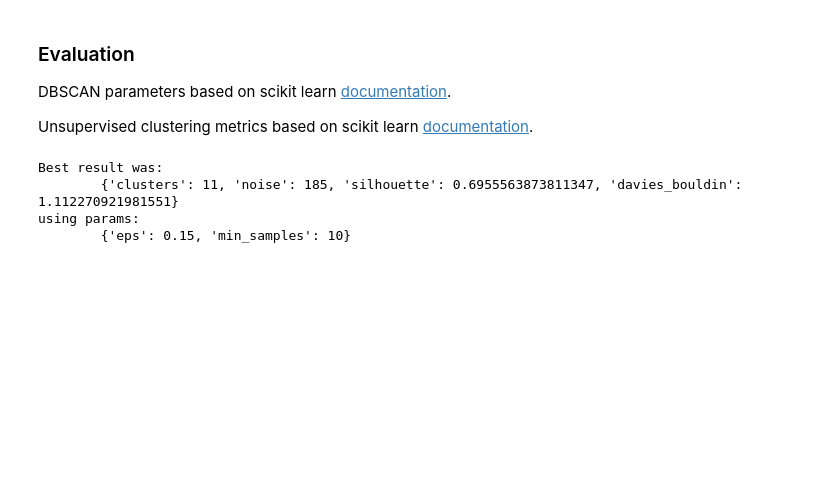
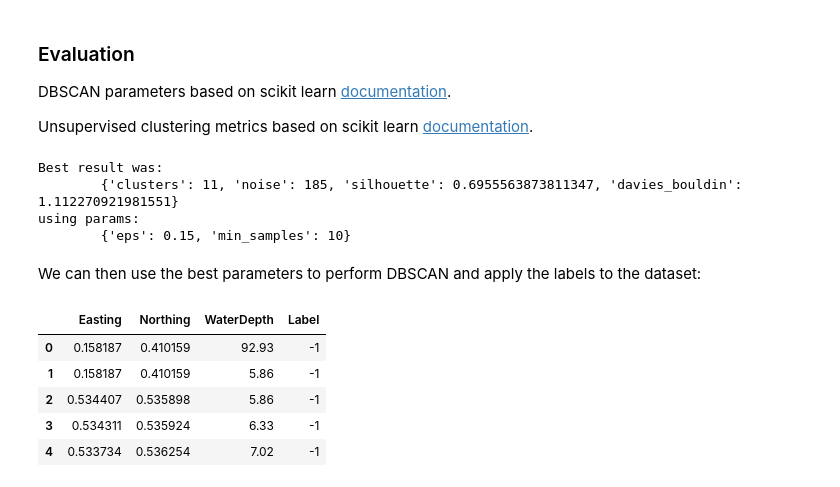
Before and after one commit to daveg1/Honours-Clustering-Telemetry, a Jupyter notebook: Python/dbscan_eval.ipynb, the cells around one changed output. Cells and saved outputs as stored; diff of their text form; code cells hidden in the pictures; blank space fills up the shorter version.

```diff
--- a/Python/dbscan_eval.ipynb
+++ b/Python/dbscan_eval.ipynb
@@ -105,3 +108,17 @@ Best result was:
         {'clusters': 11, 'noise': 185, 'silhouette': 0.6955563873811347, 'davies_bouldin': 1.112270921981551}
 using params:
         {'eps': 0.15, 'min_samples': 10}
+# %% [markdown]
+We can then use the best parameters to perform DBSCAN and apply the labels to the dataset:
+# %%
+db = DBSCAN(eps=best['params']['eps'], min_samples=best['params']['min_samples']).fit(X)
+X_labeled = X.copy(deep=True)
+X_labeled['Label'] = db.labels_
+X_labeled.head(5)
+# %% [output]
+|  | Easting | Northing | WaterDepth | Label |
+| 0 | 0.158187 | 0.410159 | 92.93 | -1 |
+| 1 | 0.158187 | 0.410159 | 5.86 | -1 |
+| 2 | 0.534407 | 0.535898 | 5.86 | -1 |
+| 3 | 0.534311 | 0.535924 | 6.33 | -1 |
+| 4 | 0.533734 | 0.536254 | 7.02 | -1 |
```
Also changed, not shown: parts of 11 cells of this notebook, 1 other file.
